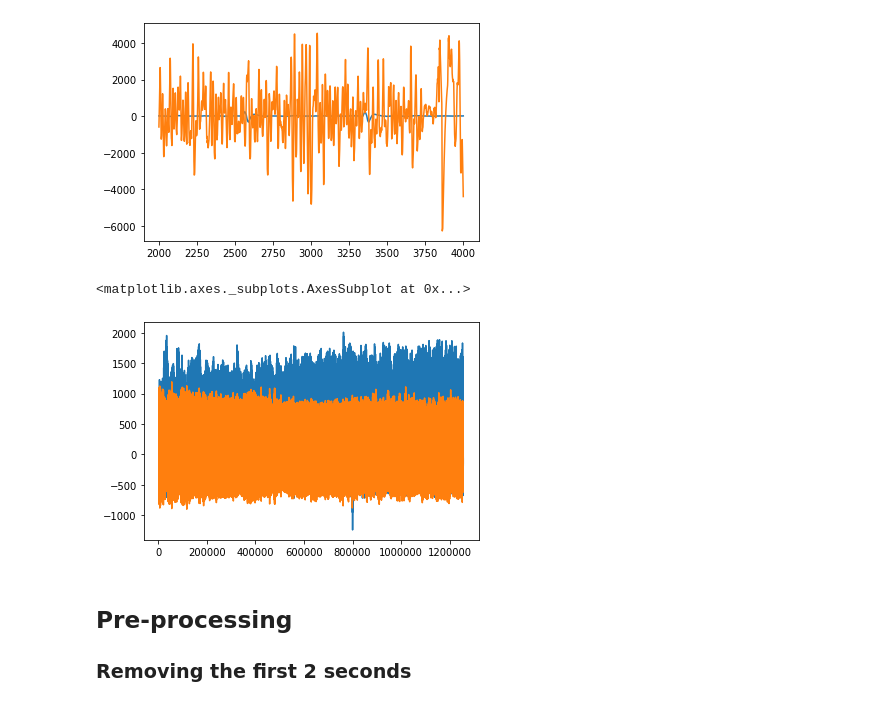
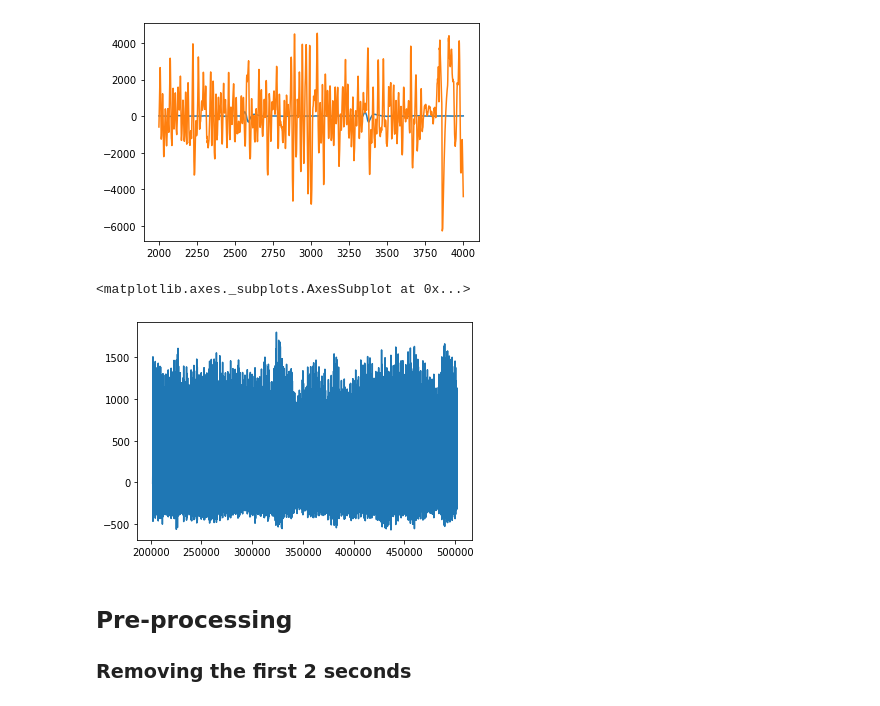
Before and after one commit to molbioeng/Molecool, a Jupyter notebook: Data_Extraction.ipynb, the cells around one changed output. Drawn from its saved outputs; the diff is of its cells as text; code cells hidden in the pictures.

```diff
--- a/Data_Extraction.ipynb
+++ b/Data_Extraction.ipynb
@@ -234,14 +244,14 @@ df_ecg["S0411ECG.hea/ecg_1"][0:2000].plot()
 [figure]
 # %%
 # Control #2
-#df_ecg["S0317ECG.hea/ecg_0"][200000:210000].plot()
+df_ecg["S0317ECG.hea/ecg_0"][200000:500000].plot()
 #df_ecg["S0317ECG.hea/ecg_1"][200000:210000].plot()
 
-df_ecg["S0317ECG.hea/ecg_0"].plot()
-df_ecg["S0317ECG.hea/ecg_1"].plot()
+#df_ecg["S0317ECG.hea/ecg_0"].plot()
+#df_ecg["S0317ECG.hea/ecg_1"].plot()
 # %% [output]
 <matplotlib.axes._subplots.AxesSubplot at 0x...>
-[figure, old version]
+[figure, new version]
 # %% [markdown]
 ## Pre-processing
 ### Removing the first 2 seconds
```
Also changed, not shown: parts of 7 cells of this notebook.
